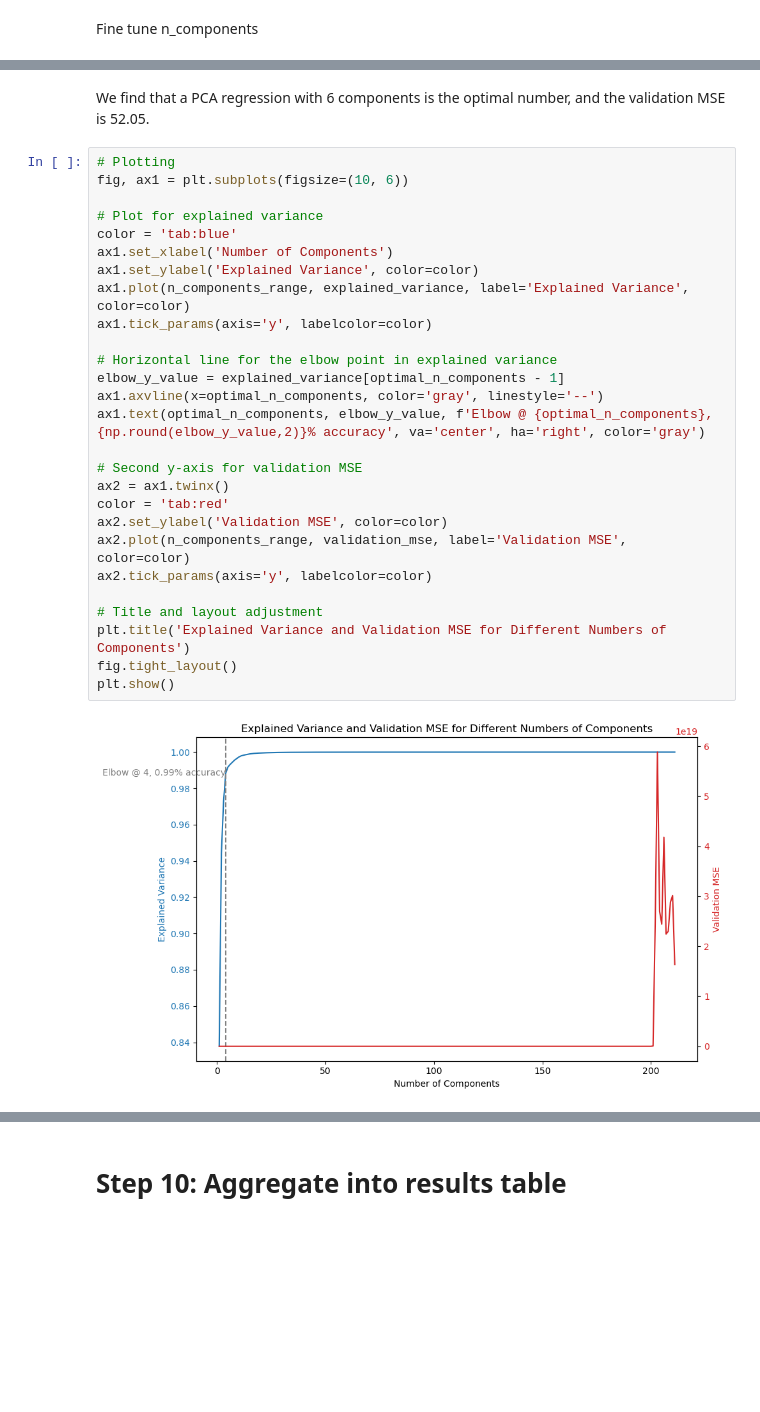
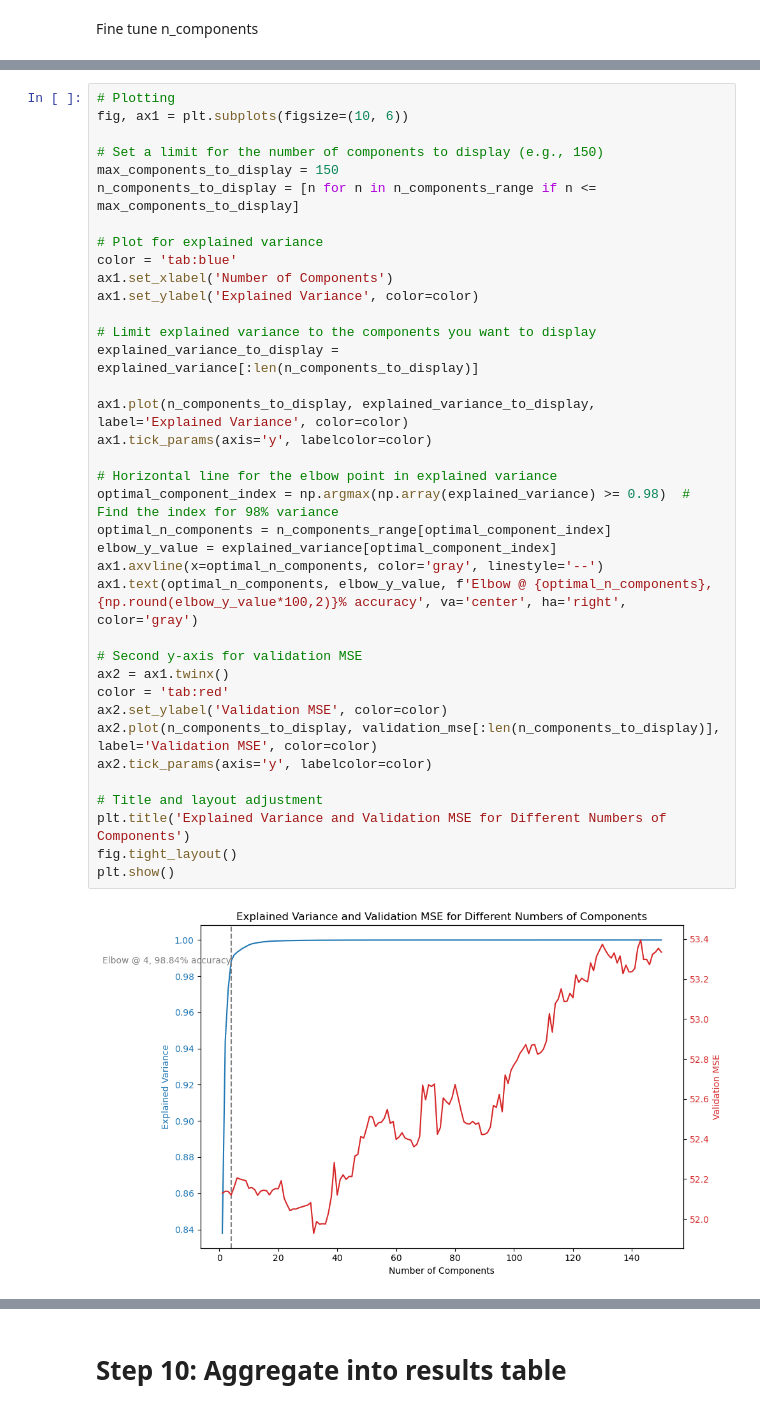
Before and after one commit to MattHAndrews/cs109a_final_project, a Jupyter notebook: Project.ipynb, the cells around one changed output, grey strips where cells are left out. Cells and saved outputs as stored; diff of their text form; blank space fills up the shorter version.

```diff
--- a/Project.ipynb
+++ b/Project.ipynb
@@ -1067,31 +1063,39 @@ print("The optimal number of PCA components is", optimal_n_estimators, "and it h
-# %% [markdown]
-We find that a PCA regression with 6 components is the optimal number, and the validation MSE is 52.05.
 # %%
 # Plotting
 fig, ax1 = plt.subplots(figsize=(10, 6))
+
+# Set a limit for the number of components to display (e.g., 150)
+max_components_to_display = 150
+n_components_to_display = [n for n in n_components_range if n <= max_components_to_display]
 
 # Plot for explained variance
 color = 'tab:blue'
 ax1.set_xlabel('Number of Components')
 ax1.set_ylabel('Explained Variance', color=color)
-ax1.plot(n_components_range, explained_variance, label='Explained Variance', color=color)
+
+# Limit explained variance to the components you want to display
+explained_variance_to_display = explained_variance[:len(n_components_to_display)]
+
+ax1.plot(n_components_to_display, explained_variance_to_display, label='Explained Variance', color=color)
 ax1.tick_params(axis='y', labelcolor=color)
 
 # Horizontal line for the elbow point in explained variance
-elbow_y_value = explained_variance[optimal_n_components - 1]
+optimal_component_index = np.argmax(np.array(explained_variance) >= 0.98)  # Find the index for 98% variance
+optimal_n_components = n_components_range[optimal_component_index]
+elbow_y_value = explained_variance[optimal_component_index]
 ax1.axvline(x=optimal_n_components, color='gray', linestyle='--')
-ax1.text(optimal_n_components, elbow_y_value, f'Elbow @ {optimal_n_components}, {np.round(elbow_y_value,2)}% accuracy', va='center', ha='right', color='gray')
+ax1.text(optimal_n_components, elbow_y_value, f'Elbow @ {optimal_n_components}, {np.round(elbow_y_value*100,2)}% accuracy', va='center', ha='right', color='gray')
 
 # Second y-axis for validation MSE
 ax2 = ax1.twinx()
 color = 'tab:red'
 ax2.set_ylabel('Validation MSE', color=color)
-ax2.plot(n_components_range, validation_mse, label='Validation MSE', color=color)
+ax2.plot(n_components_to_display, validation_mse[:len(n_components_to_display)], label='Validation MSE', color=color)
 ax2.tick_params(axis='y', labelcolor=color)
 
 # Title and layout adjustment
 plt.title('Explained Variance and Validation MSE for Different Numbers of Components')
 fig.tight_layout()
 plt.show()
 # %% [output]
-[figure, old version]
+[figure, new version]
```
Also changed, not shown: parts of 39 cells of this notebook.
